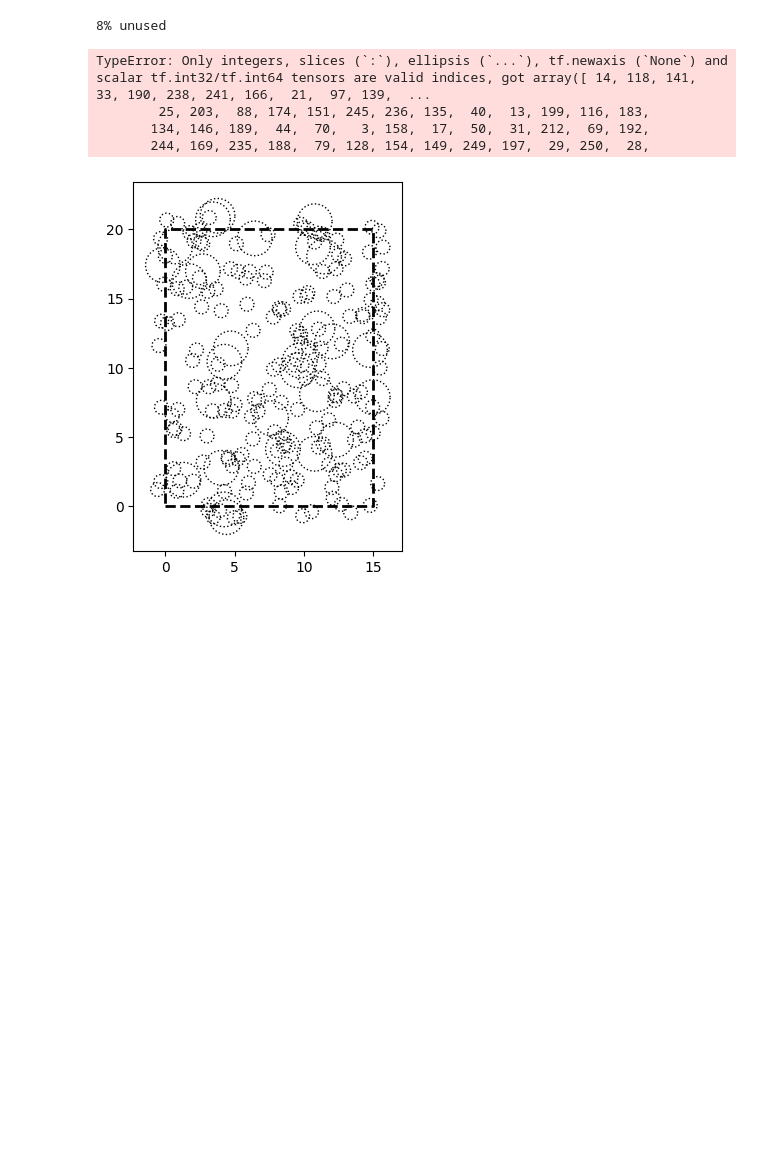
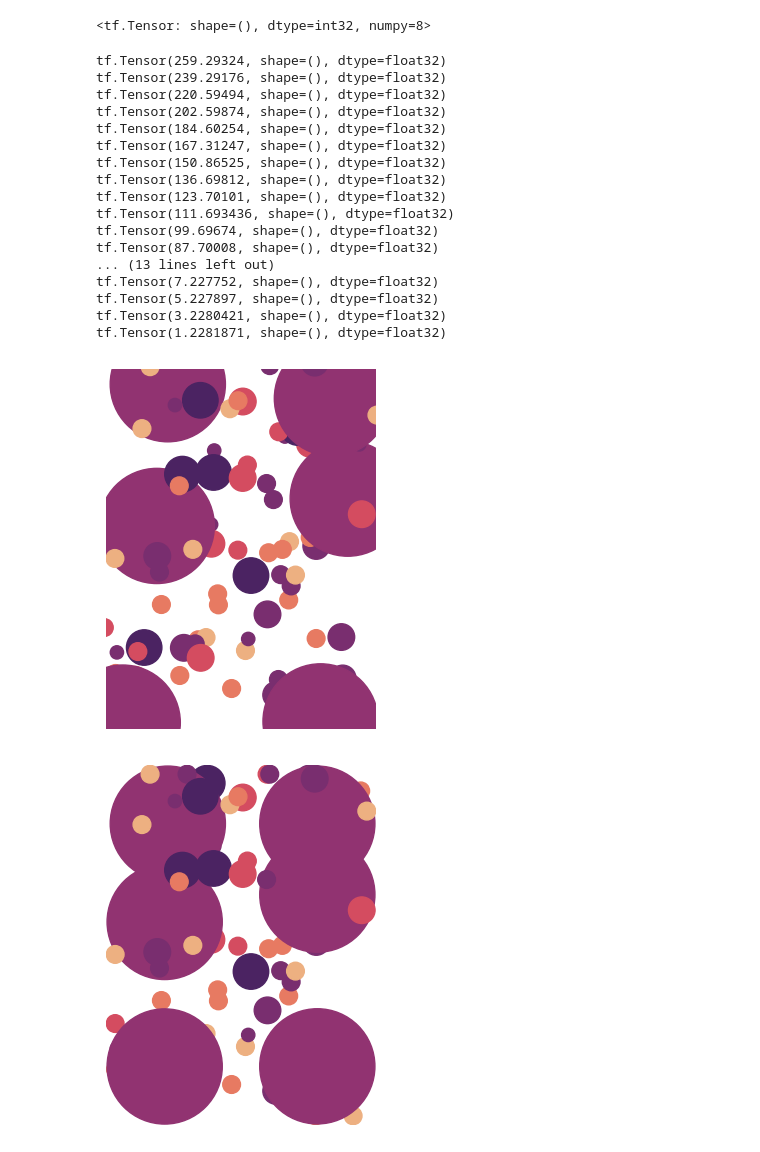
Before and after one commit to EHopper/garden_planner, a Jupyter notebook: garden_plan_tf.ipynb, the cells around one changed output. Saved outputs shown, nothing was run; the diff lists cells and outputs as text; code cells hidden in the pictures; blank space fills up the shorter version.

Commit message:
height not really working

```diff
--- a/garden_plan_tf.ipynb
+++ b/garden_plan_tf.ipynb
@@ -18,7 +21,7 @@ To enable the following instructions: AVX2 FMA, in other operations, rebuild Ten
 TensorFlow version: 2.12.0
 # %%
 def load_csv():
-    df = pd.read_csv('plant_list.csv')
+    df = pd.read_csv('data/plant_list.csv')
     df.drop(['Unnamed: 1', 'Unnamed: 15'], axis=1, inplace=True)
     df.columns = [c.lower() for c in df.columns]
     df = df.rename(columns={'spacing': 'diameter'})
@@ -139,12 +142,26 @@ def plot_plan(items, xy, df_inventory, dims):
     ax.plot([0, dims[0], dims[0], 0, 0], [0, 0, dims[1], dims[1], 0], 'k--', linewidth=2)
     return f, ax
 
+def scatter_heights(items, xy, df_inventory, dims, figsize=4):
+    f, ax = plot_garden_base(dims, figsize)
+    # pts are 1/72 inch, i.e. 72pt/plot".  given fs plot"/1 plot, 1 plot/dims[1] real feet,
+    # i.e. 72*fs/dims[1] pts/real foot
+    cm = ax.scatter(
+        xy[:,0], xy[:, 1],
+        s = (
+            (72 * figsize / dims[1]) ** 2
+            * np.pi * (df_inventory.loc[list(items)]['diameter'].values / 2) ** 2
+        ),
+        c = df_inventory.loc[list(items)]['maxheight'].values,
+        cmap=sns.color_palette('flare', as_cmap=True))
+
 def plot_garden(items, xy, df_inventory, dims, figsize=10, plot_sideview=True):
     f, ax = plot_garden_base(dims, figsize)
     for i, item in enumerate(items):
         plot_plant(item, xy[i, 0], xy[i, 1], f, ax)
     if plot_sideview:
         plot_garden_sideview(items, xy, width=dims[0], figsize_x=f.get_size_inches()[1])
+        f, ax = plot_garden_base(dims, 3)
 # %%
 def pick_random_spot(dims):
     scale = 1.1
@@ -256,20 +297,38 @@ def run_gradient_descent(items, df_inventory, dims, xy):
 
 
     return tf_xy.numpy()
+# %%
+ms = [6, 2, 5, 4]
+tf.reduce_sum(tf.nn.relu([(m2 - m1) for i, m2 in enumerate(ms[:-1]) for m1 in ms[i+1:]]))
+# %% [output]
+<tf.Tensor: shape=(), dtype=int32, numpy=8>
 # %%
 df_inventory = load_csv()
 dims = (15, 20);
-items, xy = create_initial_plan(6, df_inventory, dims)
-plot_plan(items, xy, df_inventory, dims)
+# items, xy = create_initial_plan(10, df_inventory, dims)
+scatter_heights(items, xy, df_inventory, dims, 4)
 xy_new = run_gradient_descent(items, df_inventory, dims, xy)
-plot_plan(items, xy_new, df_inventory, dims);
+scatter_heights(items, xy_new, df_inventory, dims, 4);
 # %% [output]
-8% unused
+tf.Tensor(259.29324, shape=(), dtype=float32)
+tf.Tensor(239.29176, shape=(), dtype=float32)
+tf.Tensor(220.59494, shape=(), dtype=float32)
+tf.Tensor(202.59874, shape=(), dtype=float32)
+tf.Tensor(184.60254, shape=(), dtype=float32)
+tf.Tensor(167.31247, shape=(), dtype=float32)
+tf.Tensor(150.86525, shape=(), dtype=float32)
+tf.Tensor(136.69812, shape=(), dtype=float32)
+tf.Tensor(123.70101, shape=(), dtype=float32)
+tf.Tensor(111.693436, shape=(), dtype=float32)
+tf.Tensor(99.69674, shape=(), dtype=float32)
+tf.Tensor(87.70008, shape=(), dtype=float32)
+... (13 lines left out)
+tf.Tensor(7.227752, shape=(), dtype=float32)
+tf.Tensor(5.227897, shape=(), dtype=float32)
+tf.Tensor(3.2280421, shape=(), dtype=float32)
+tf.Tensor(1.2281871, shape=(), dtype=float32)
-TypeError: Only integers, slices (`:`), ellipsis (`...`), tf.newaxis (`None`) and scalar tf.int32/tf.int64 tensors are valid indices, got array([ 14, 118, 141,  33, 190, 238, 241, 166,  21,  97, 139,  ...
-        25, 203,  88, 174, 151, 245, 236, 135,  40,  13, 199, 116, 183,
-       134, 146, 189,  44,  70,   3, 158,  17,  50,  31, 212,  69, 192,
-       244, 169, 235, 188,  79, 128, 154, 149, 249, 197,  29, 250,  28,
-[figure, old version]
+[figure, new version]
+[figure, added]
 # %%
 plot_garden(items, xy_new, df_inventory, dims)
 # %% [output]
```
Also changed, not shown: parts of 6 cells of this notebook.
